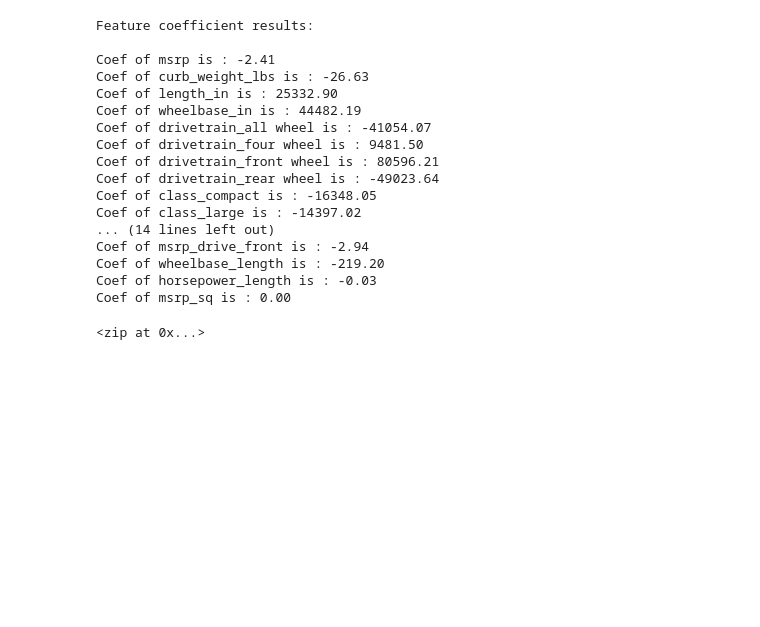
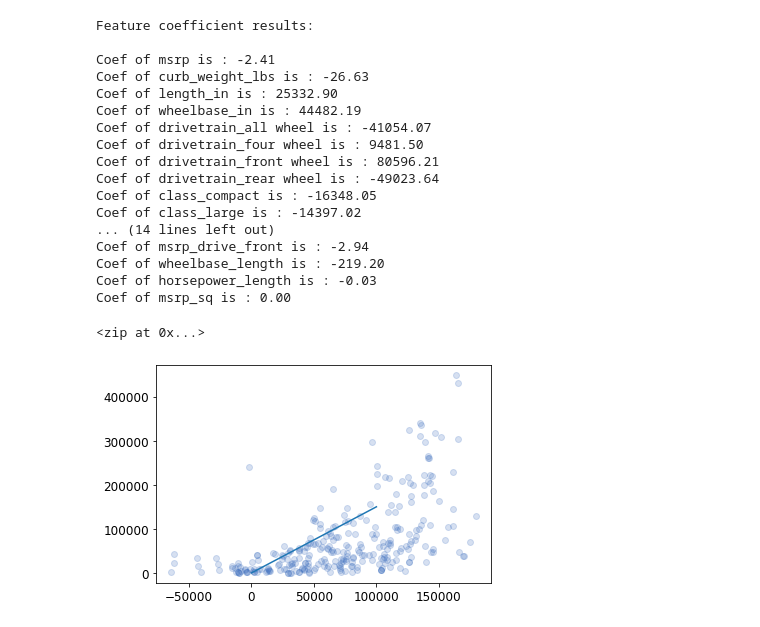
Before and after one commit to racheldilley1/car-sales-predictor, a Jupyter notebook: Notebooks/EDA & Modeling Workbook.ipynb, the cells around one changed output. Drawn from its saved outputs; the diff is of its cells as text; code cells hidden in the pictures; blank space fills up the shorter version.

```diff
--- a/Notebooks/EDA & Modeling Workbook.ipynb
+++ b/Notebooks/EDA & Modeling Workbook.ipynb
@@ -59,16 +59,16 @@ def plot_pred_vs_actual(X_test,y_test, model):
     yhat = model.predict(X_test)
 
     #format plot
-    plt.rcParams.update({'font.size': 12})
-    plt.title("Predicted VS Actual")
-    plt.xlabel("Predicted")
-    plt.ylabel("Actual")
-    plt.figure(figsize=(10,5))
+#     plt.rcParams.update({'font.size': 12})
+#     plt.title("Predicted VS Actual")
+#     plt.xlabel("Predicted")
+#     plt.ylabel("Actual")
+#     plt.figure(figsize=(10,5))
 
     #plot
     plt.scatter(yhat, y_test, alpha=.2, color = '#3468bc')
     plt.plot(np.linspace(0,100000,1000), np.linspace(0,150000,1000))
-    x_plot = np.linspace(0, 1, 100)
+#     x_plot = np.linspace(0, 1, 100)
 
 def diagnostic_plot(X, y):
     plt.figure(figsize=(20,5))
@@ -872,3 +872,7 @@ Coef of wheelbase_length is : -219.20
 Coef of horsepower_length is : -0.03
 Coef of msrp_sq is : 0.00
 <zip at 0x...>
+# %%
+plot_pred_vs_actual(X_test7, y_test, lm)
+# %% [output]
+[figure, added]
```
Also changed, not shown: parts of 9 cells of this notebook.
